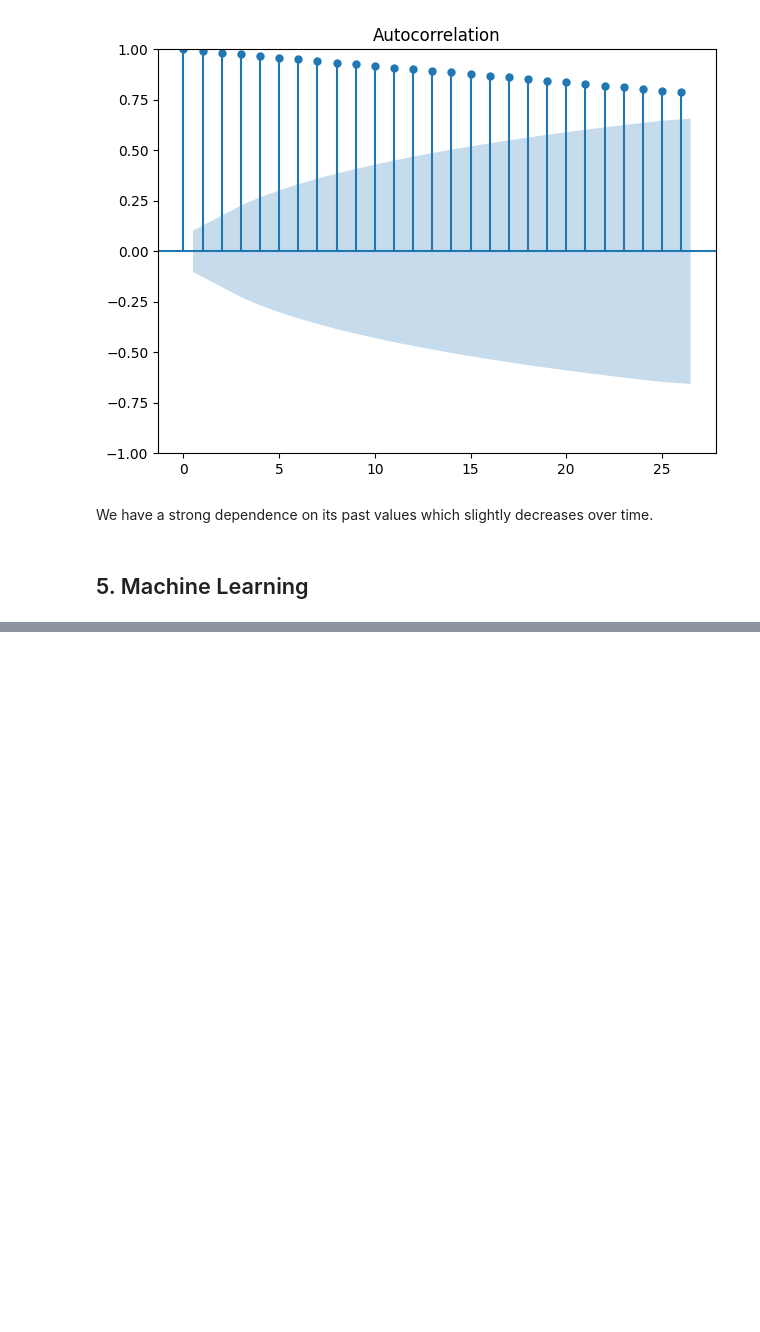
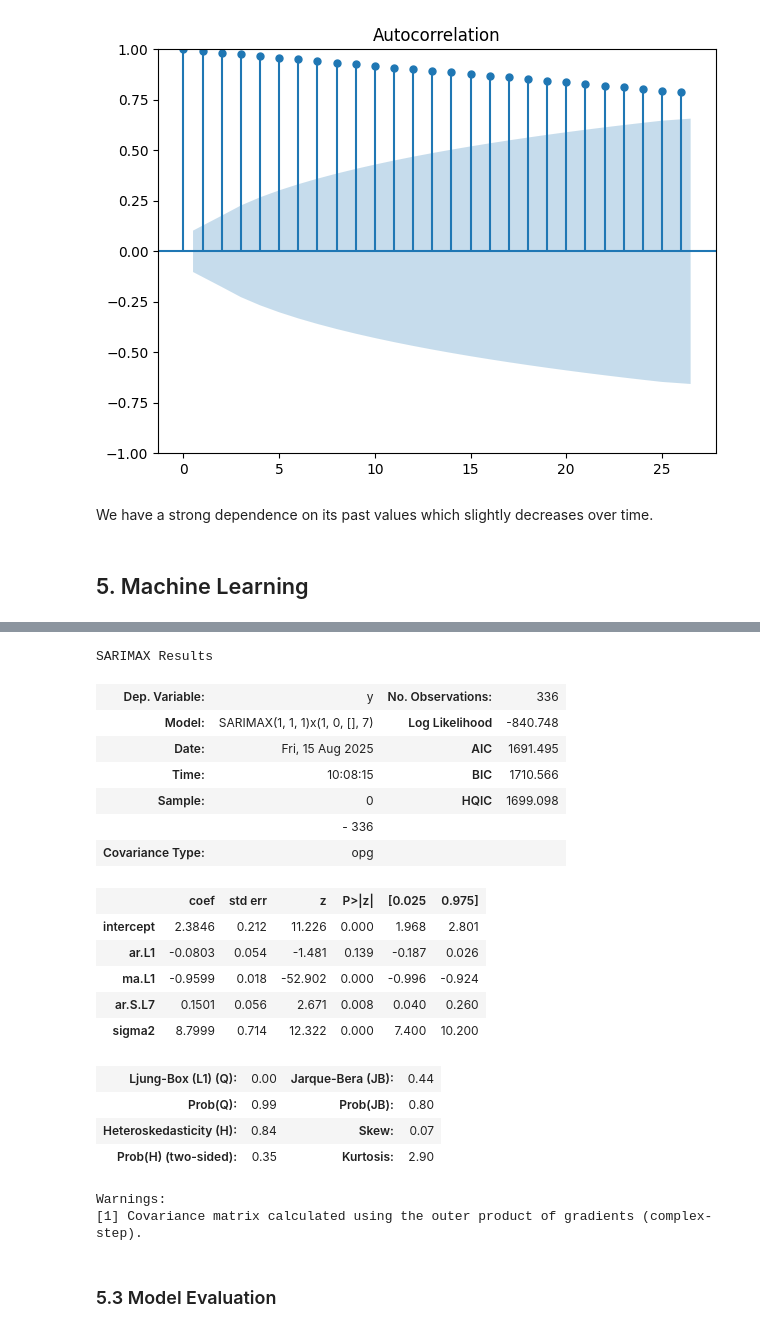
Before and after one commit to 4GeeksAcademy/danielpaez-dev-temporal-series, a Jupyter notebook: src/explore.ipynb, the cells around one changed output, grey strips where cells are left out. Saved outputs shown, nothing was run; the diff lists cells and outputs as text; code cells hidden in the pictures; blank space fills up the shorter version.

```diff
--- a/src/explore.ipynb
+++ b/src/explore.ipynb
@@ -193,0 +244,25 @@ We have a strong dependence on its past values which slightly decreases over tim
+# %%
+model.summary()
+# %% [output]
+SARIMAX Results
+| Dep. Variable: | y | No. Observations: | 336 |
+| Model: | SARIMAX(1, 1, 1)x(1, 0, [], 7) | Log Likelihood | -840.748 |
+| Date: | Fri, 15 Aug 2025 | AIC | 1691.495 |
+| Time: | 10:08:15 | BIC | 1710.566 |
+| Sample: | 0 | HQIC | 1699.098 |
+|  | - 336 |  |  |
+| Covariance Type: | opg |  |  |
+|  | coef | std err | z | P>|z| | [0.025 | 0.975] |
+| intercept | 2.3846 | 0.212 | 11.226 | 0.000 | 1.968 | 2.801 |
+| ar.L1 | -0.0803 | 0.054 | -1.481 | 0.139 | -0.187 | 0.026 |
+| ma.L1 | -0.9599 | 0.018 | -52.902 | 0.000 | -0.996 | -0.924 |
+| ar.S.L7 | 0.1501 | 0.056 | 2.671 | 0.008 | 0.040 | 0.260 |
+| sigma2 | 8.7999 | 0.714 | 12.322 | 0.000 | 7.400 | 10.200 |
+| Ljung-Box (L1) (Q): | 0.00 | Jarque-Bera (JB): | 0.44 |
+| Prob(Q): | 0.99 | Prob(JB): | 0.80 |
+| Heteroskedasticity (H): | 0.84 | Skew: | 0.07 |
+| Prob(H) (two-sided): | 0.35 | Kurtosis: | 2.90 |
+Warnings:
+[1] Covariance matrix calculated using the outer product of gradients (complex-step).
+# %% [markdown]
+### 5.3 Model Evaluation <a id='c5-3'></a>
```
Also changed, not shown: parts of 18 cells of this notebook, 2 other files.
